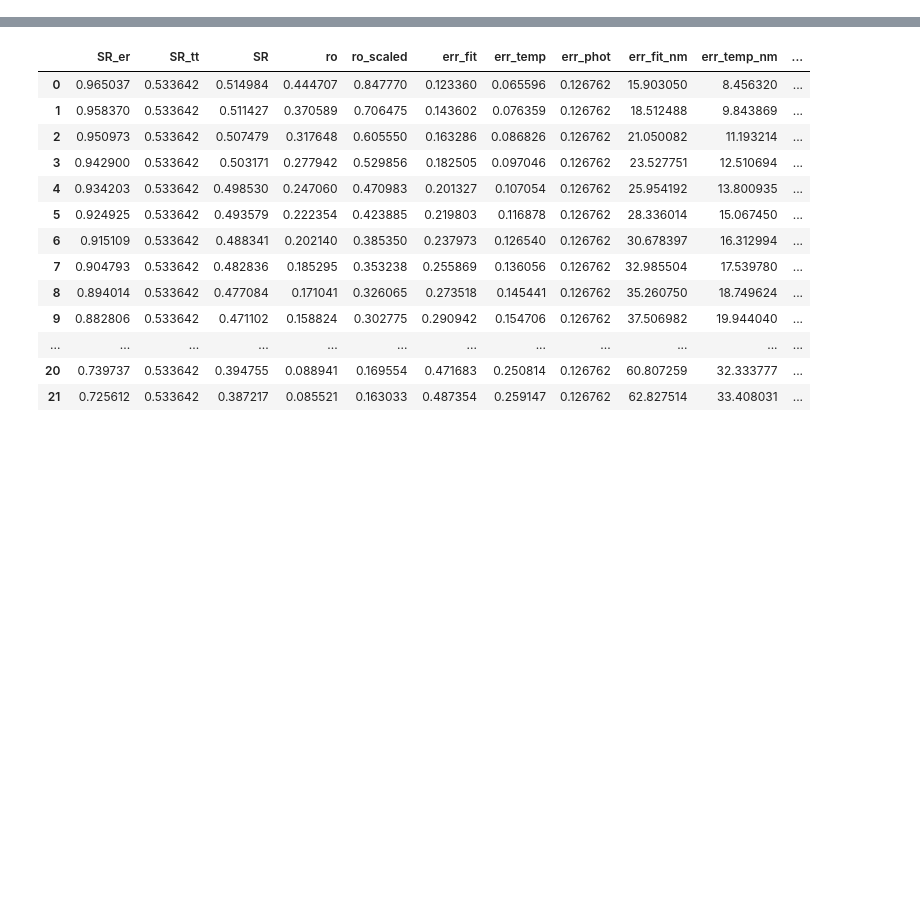
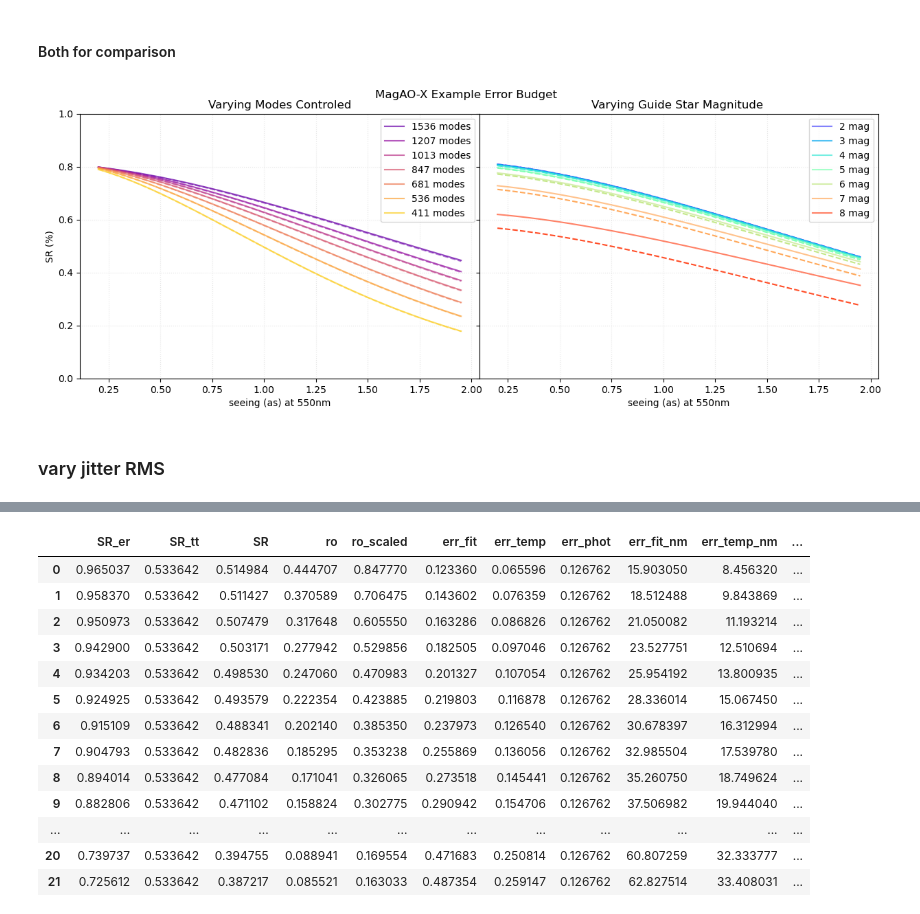
Before and after one commit to edenacadia/sparkles, a Jupyter notebook: sim/fitting_error.ipynb, the cells around one changed output, grey strips where cells are left out. Drawn from its saved outputs; the diff is of its cells as text; code cells hidden in the pictures; blank space fills up the shorter version.

```diff
--- a/sim/fitting_error.ipynb
+++ b/sim/fitting_error.ipynb
@@ -13,0 +88,33 @@ import matplotlib.pylab as pl
+# %% [markdown]
+#### Both for comparison
+# %%
+fig, axs = plt.subplots(nrows=1, ncols=2, figsize=(15,5), facecolor='white', sharey=True)
+fig.suptitle("MagAO-X Example Error Budget", y = 0.95)
+fig.subplots_adjust(wspace=0, hspace = 0)
+
+axs[0].grid(color='grey', linestyle=':', alpha=0.2)
+axs[1].grid(color='grey', linestyle=':', alpha=0.2)
+
+axs[0].set_ylabel('SR (%)')
+colors = pl.cm.plasma(np.linspace(0.2,.9, len(modal_control)))
+for i in range(len(modal_control)):
+    axs[0].plot(DIMM_list, strehl_modes_list[i], label = f"{modal_control[i]} modes", color=colors[i], alpha=0.7)
+    axs[0].plot(DIMM_list, strehl_modes_iter_list[i],  color=colors[i], ls = 'dashed', alpha=0.5)
+    axs[0].set_title('Varying Modes Controled')
+    axs[0].set_xlabel('seeing (as) at 550nm')
+axs[0].legend()
+
+colors = pl.cm.rainbow(np.linspace(0.1,.9, len(mags_list)))
+for i in range(len(mags_list)):
+    axs[1].plot(DIMM_list, strehl_mags_list[i], label = f"{mags_list[i]} mag", color=colors[i], alpha=0.7)
+    axs[1].plot(DIMM_list, strehl_mags_list_iter[i], color=colors[i], ls='dashed')
+    axs[1].set_xlabel('seeing (as) at 550nm')
+    axs[1].set_title('Varying Guide Star Magnitude ')
+axs[1].legend()
+axs[0].set_ylim(0,1)
+
+plt.show()
+# %% [output]
+[figure, added]
+# %% [markdown]
+### vary jitter RMS
```
Also changed, not shown: parts of 33 cells of this notebook, 1 other file.
